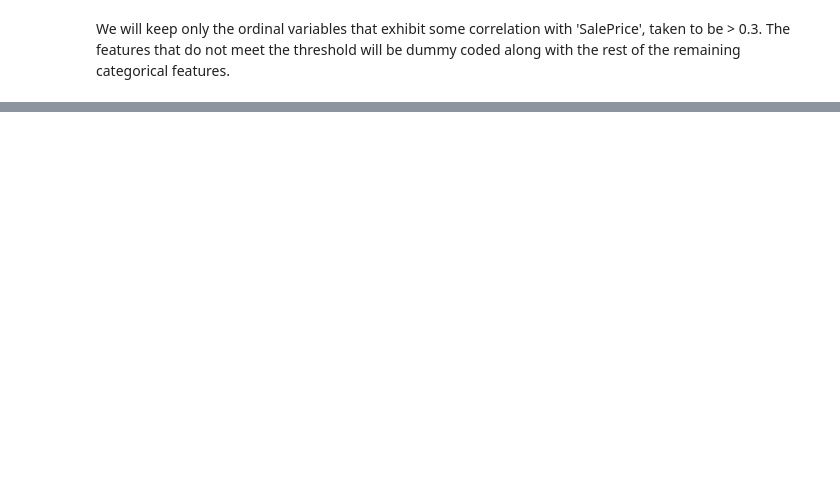
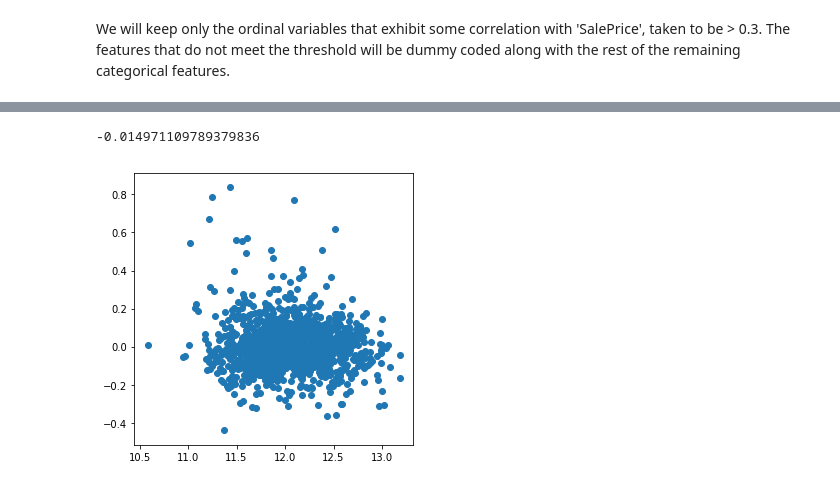
Before and after one commit to tcwou/House-Prices-Kaggle, a Jupyter notebook: Kaggle Housing Project Notebook.ipynb, the cells around one changed output, grey strips where cells are left out. Drawn from its saved outputs; the diff is of its cells as text; code cells hidden in the pictures; blank space fills up the shorter version.

```diff
--- a/Kaggle Housing Project Notebook.ipynb
+++ b/Kaggle Housing Project Notebook.ipynb
@@ -868,0 +680,42 @@ SyntaxError: EOF while scanning triple-quoted string literal (<ipython-input-23-
+# %%
+# Fit Elastic net model
+import warnings
+warnings.filterwarnings("ignore")
+
+Y = data['SalePrice']
+X = data.drop(columns=['SalePrice'])
+
+
+en_model = ElasticNet(normalize=False)
+
+# To save computation time, optimized hyperparameters are provided
+
+"""
+params = {'alpha': np.linspace(0.0008, 0.0012, 3),
+          'l1_ratio': np.linspace(0.58, 0.66, 4)}
+"""
+
+params = {'alpha': [0.01], 'l1_ratio': [0.63]}
+
+grid = GridSearchCV(en_model, params, cv=5, scoring='neg_mean_squared_error')
+grid.fit(X, Y)
+best_params = grid.best_params_
+best_score = grid.best_score_
+best_knn = grid.best_estimator_
+print(best_score)
+en_coefs = pd.Series(grid.best_estimator_.coef_,index=X.columns)
+
+y_pred_en = grid.best_estimator_.predict(X)
+
+# Plot residuals
+residuals_train = y_pred_en - Y
+data['residual'] = residuals_train
+
+
+fig = plt.figure(figsize=(5,5))
+ax = fig.add_subplot(111)
+plt.scatter(y_pred_en, residuals_train)
+plt.show()
+# %% [output]
+-0.014971109789379836
+[figure, added]
```
Also changed, not shown: parts of 22 cells of this notebook.
